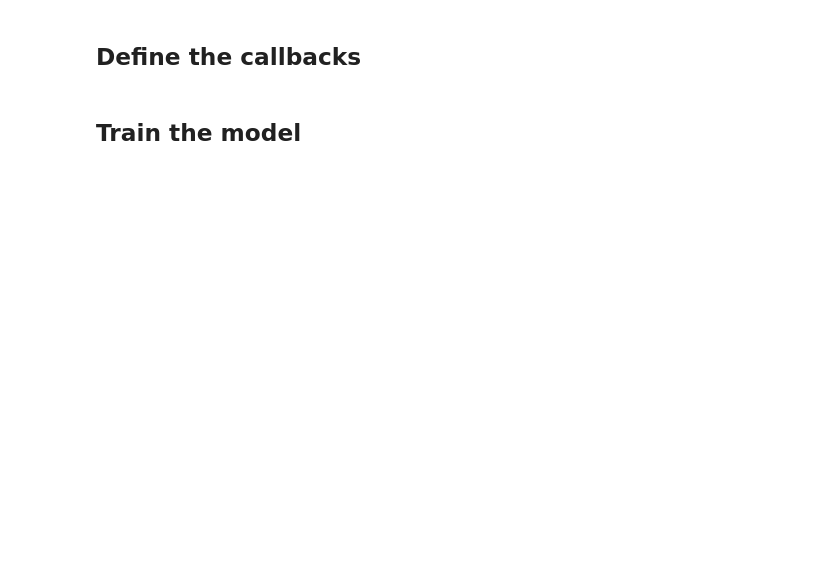
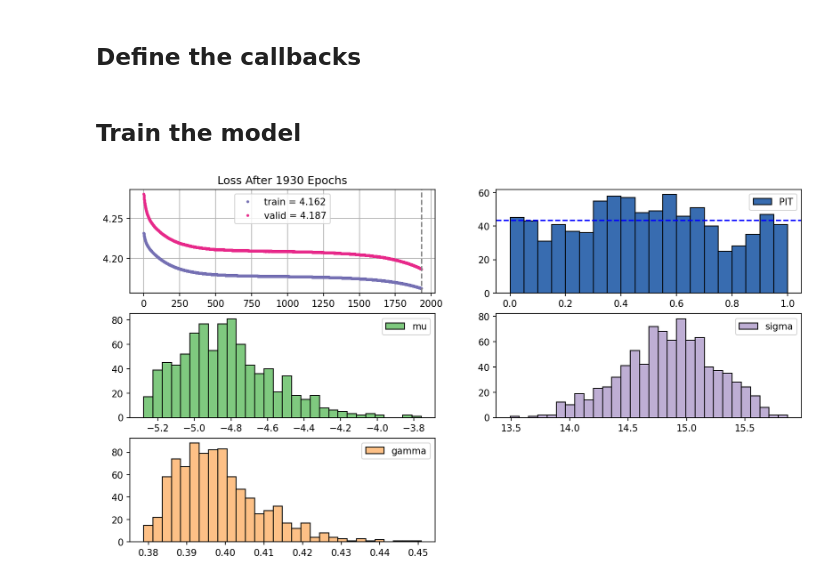
Before and after one commit to eabarnes1010/hurricane_uqcomparisons, a Jupyter notebook: train_hurricanes.ipynb, the cells around one changed output. Drawn from its saved outputs; the diff is of its cells as text; code cells hidden in the pictures; blank space fills up the shorter version.

```diff
--- a/train_hurricanes.ipynb
+++ b/train_hurricanes.ipynb
@@ -43,9 +45,9 @@ from training_instrumentation import TrainingInstrumentation
 silence_tensorflow()
 # %%
 __author__ = "Randal J Barnes and Elizabeth A. Barnes"
-__version__ = "29 October 2021"
+__version__ = "14 December 2021"
 
-EXP_NAME = "intensity10_EPCP72"
+EXP_NAME = "intensity7_AL72"
 
 DATA_PATH = "data/"
 MODEL_PATH = "saved_models/"
@@ -110,7 +149,7 @@ for network_seed in NETWORK_SEED_LIST:
     # Create the model name.
     # model_name = EXP_NAME + "_" + datetime.datetime.now().strftime("%Y%m%d-%H%M%S")
     model_name = (
-        EXP_NAME + "_" + f"network_seed_{network_seed}_numpy_seed_{settings['np_seed']}"
+        EXP_NAME + "_" + f"network_seed_{network_seed}_rng_seed_{settings['rng_seed']}"
     )
     pprint.pprint(model_name)
 
@@ -148,33 +187,35 @@ for network_seed in NETWORK_SEED_LIST:
         validation_data=(x_val, onehot_val),
         batch_size=settings["batch_size"],
         epochs=settings["n_epochs"],
         shuffle=True,
         verbose=0,
         callbacks=callbacks,
     )
     stop_time = time.time()
 
     # Display the results, and save the model rum.
     best_epoch = np.argmin(history.history["val_loss"])
     fit_summary = {
         "network_seed": network_seed,
         "elased_time": stop_time - start_time,
         "best_epoch": best_epoch,
         "loss_train": history.history["loss"][best_epoch],
         "loss_valid": history.history["val_loss"][best_epoch],
     }
     pprint.pprint(fit_summary, width=80)
     plot_history(history, model_name)
 
     save_model_run(
         data_summary,
         fit_summary,
         model,
         MODEL_PATH,
         model_name,
         settings,
         __version__,
     )
+# %% [output]
+[figure, added]
 # %%
 print("\n" + EXP_NAME + " training complete.")
 # %%
```
Also changed, not shown: parts of 5 cells of this notebook, 4 other files.
